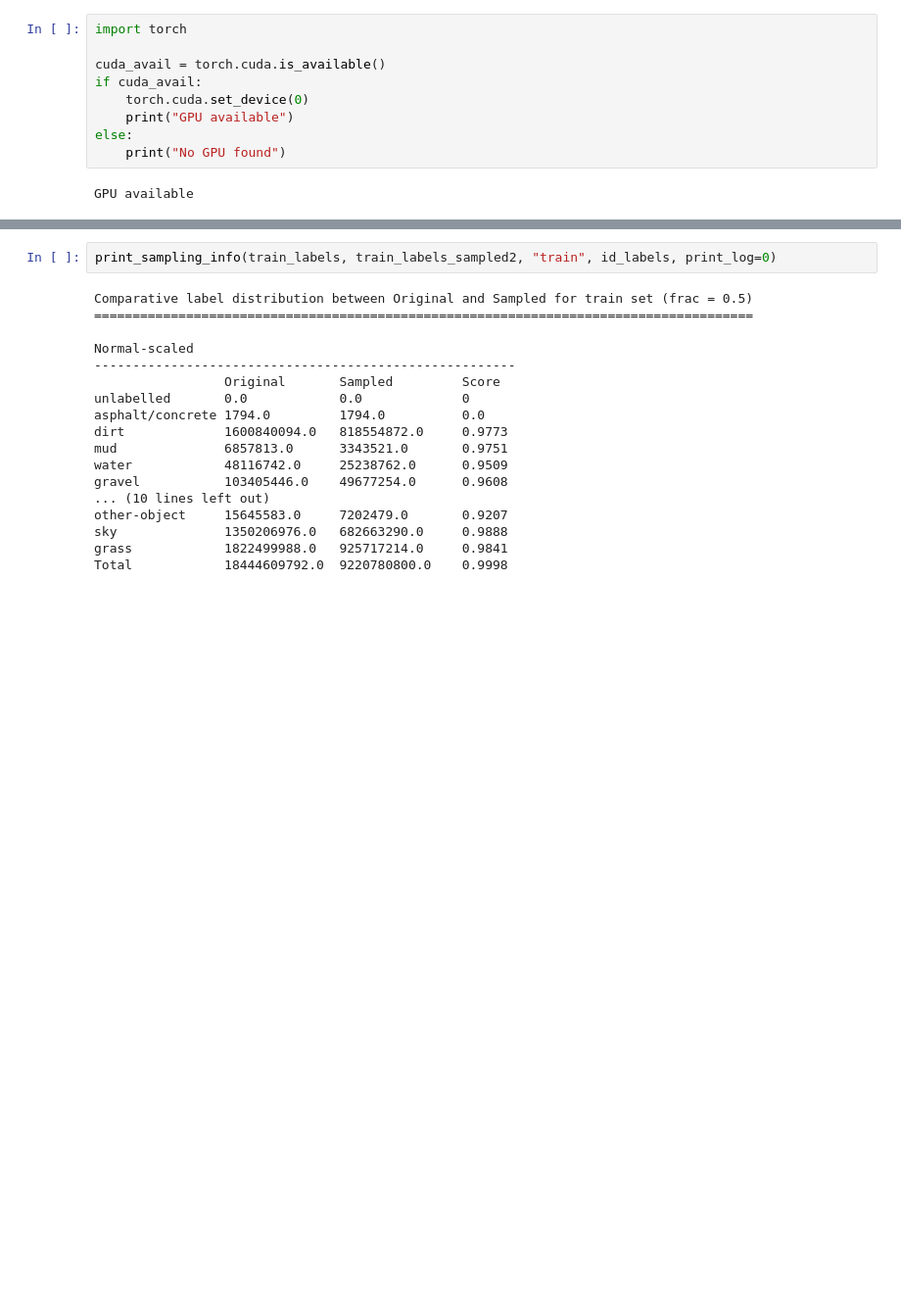
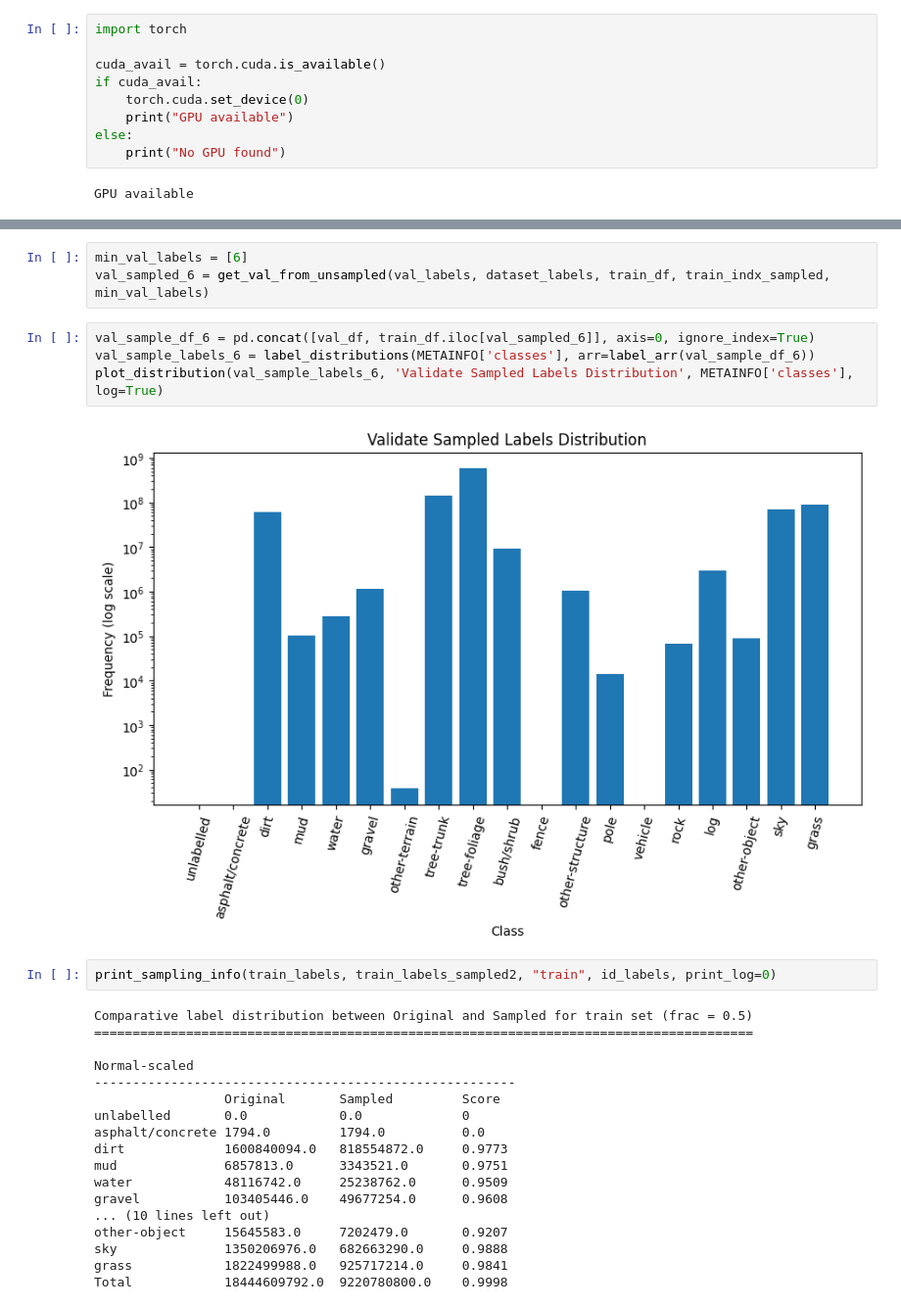
Before and after one commit to liam0414/COMP9517-Project, a Jupyter notebook: eda.ipynb, the cells around one changed output, grey strips where cells are left out. Shown at 98% size. Saved outputs shown, nothing was run; the diff lists cells and outputs as text; blank space fills up the shorter version.

```diff
--- a/eda.ipynb
+++ b/eda.ipynb
@@ -896,3 +848,12 @@ plot_distribution(dataset_labels, 'Validate Sampled Labels Distribution', METAIN
+# %%
+min_val_labels = [6]
+val_sampled_6 = get_val_from_unsampled(val_labels, dataset_labels, train_df, train_indx_sampled, min_val_labels)
+# %%
+val_sample_df_6 = pd.concat([val_df, train_df.iloc[val_sampled_6]], axis=0, ignore_index=True)
+val_sample_labels_6 = label_distributions(METAINFO['classes'], arr=label_arr(val_sample_df_6))
+plot_distribution(val_sample_labels_6, 'Validate Sampled Labels Distribution', METAINFO['classes'], log=True)
+# %% [output]
+[figure, added]
 # %%
 print_sampling_info(train_labels, train_labels_sampled2, "train", id_labels, print_log=0)
 # %% [output]
```
Also changed, not shown: parts of 17 cells of this notebook, 1 other file.
